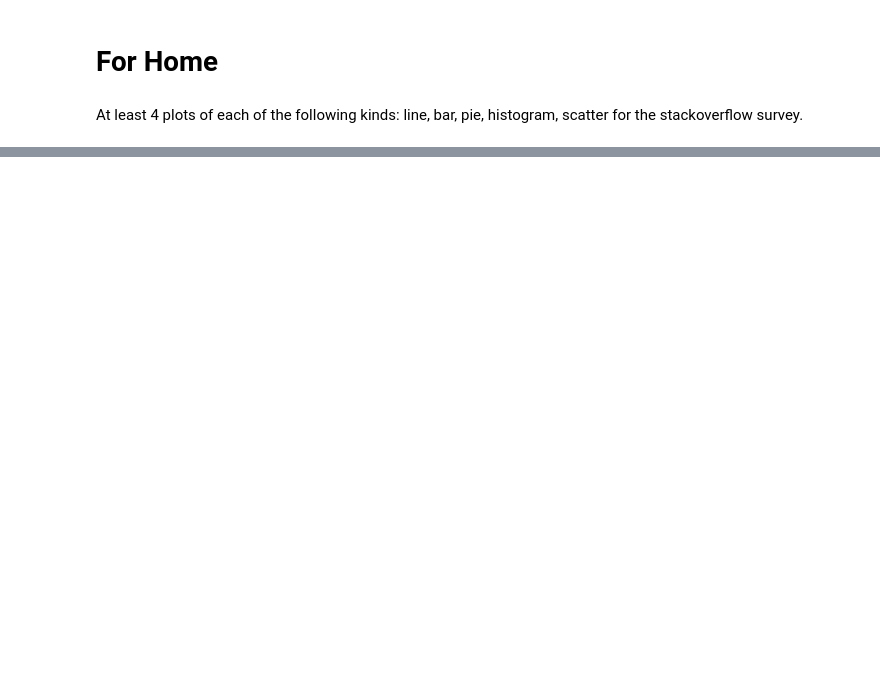
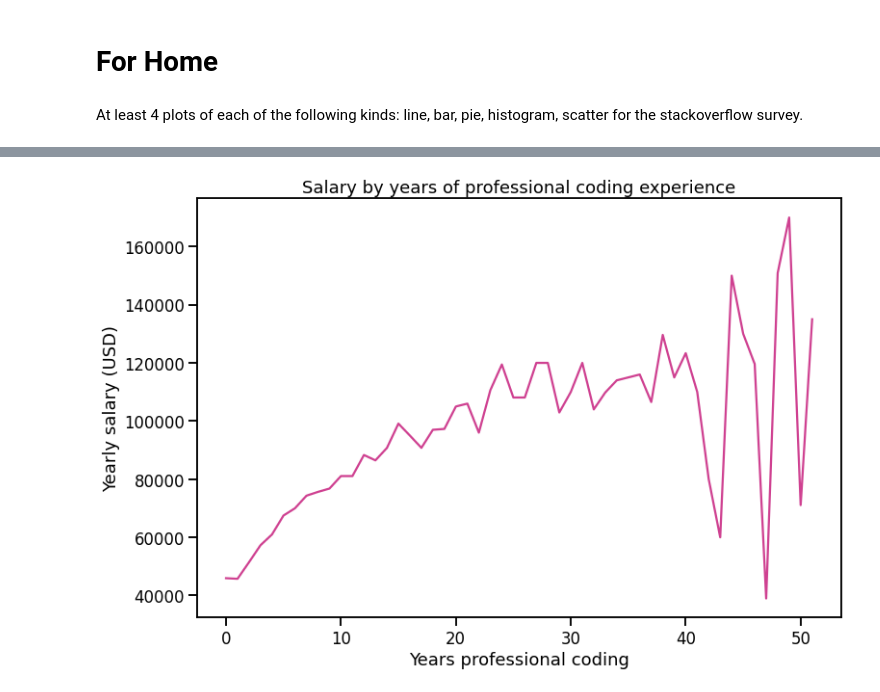
Before and after one commit to veneta13/FMI-ML, a Jupyter notebook: Coursework/4_Matplotlib.ipynb, the cells around one changed output, grey strips where cells are left out. Cells and saved outputs as stored; diff of their text form; code cells hidden in the pictures; blank space fills up the shorter version.

```diff
--- a/Coursework/4_Matplotlib.ipynb
+++ b/Coursework/4_Matplotlib.ipynb
@@ -1157,0 +1287,34 @@ At least 4 plots of each of the following kinds: line, bar, pie, histogram, scat
+# %%
+filt1 = ~df['ConvertedComp'].isna()
+filt2 = ~df['YearsCodePro'].isna()
+filt3 = df['CompFreq'] == 'Yearly'
+
+years_pro_comp = df.loc[
+    filt1 & filt2 & filt3,
+    ['YearsCodePro', 'ConvertedComp']
+]
+
+years_pro_comp = years_pro_comp.replace({
+    'Less than 1 year': 0,
+    'More than 50 years': 51
+})
+
+years_pro_comp = years_pro_comp.astype({'YearsCodePro': 'int'})
+
+years_pro_group = years_pro_comp.groupby(['YearsCodePro'])
+
+years_pro = years_pro_group['ConvertedComp'].median().index.tolist()
+salary = years_pro_group['ConvertedComp'].median().values.tolist()
+
+sns.set_context('talk')
+sns.set_palette('PiYG')
+
+plt.plot(years_pro, salary)
+
+plt.title('Salary by years of professional coding experience')
+plt.xlabel('Years professional coding')
+plt.ylabel('Yearly salary (USD)')
+
+plt.show()
+# %% [output]
+[figure, added]
```
Also changed, not shown: parts of 73 cells of this notebook.
